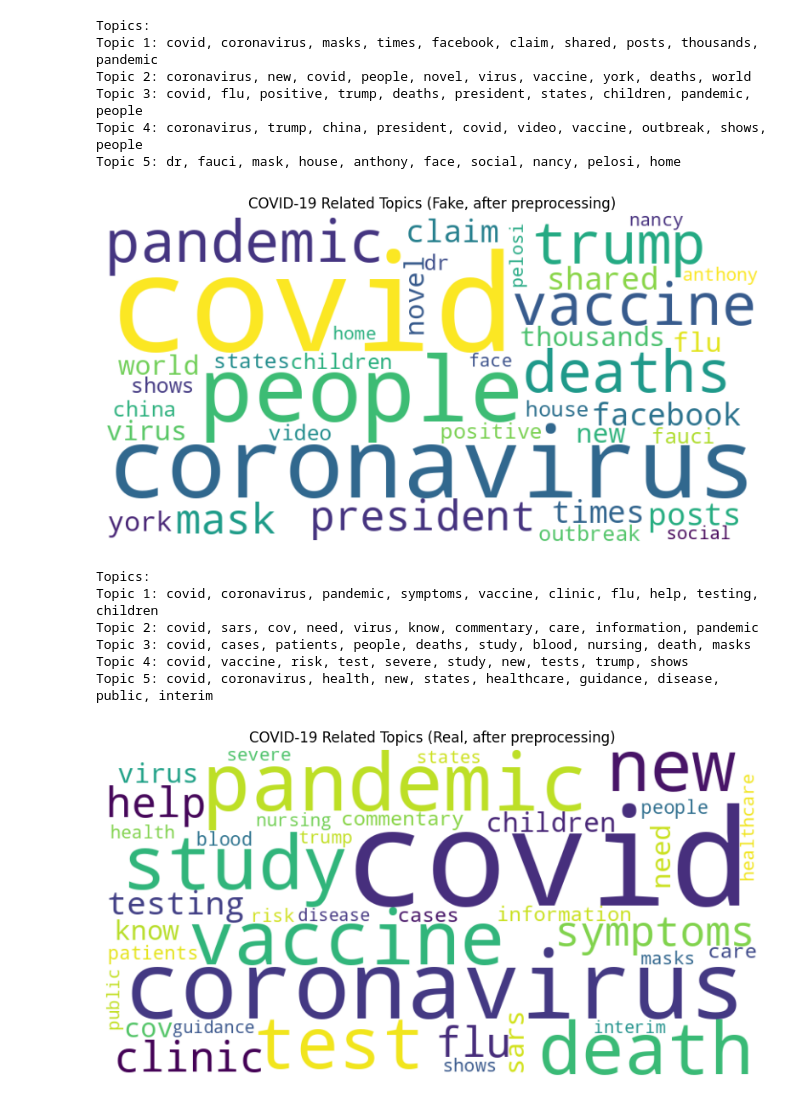
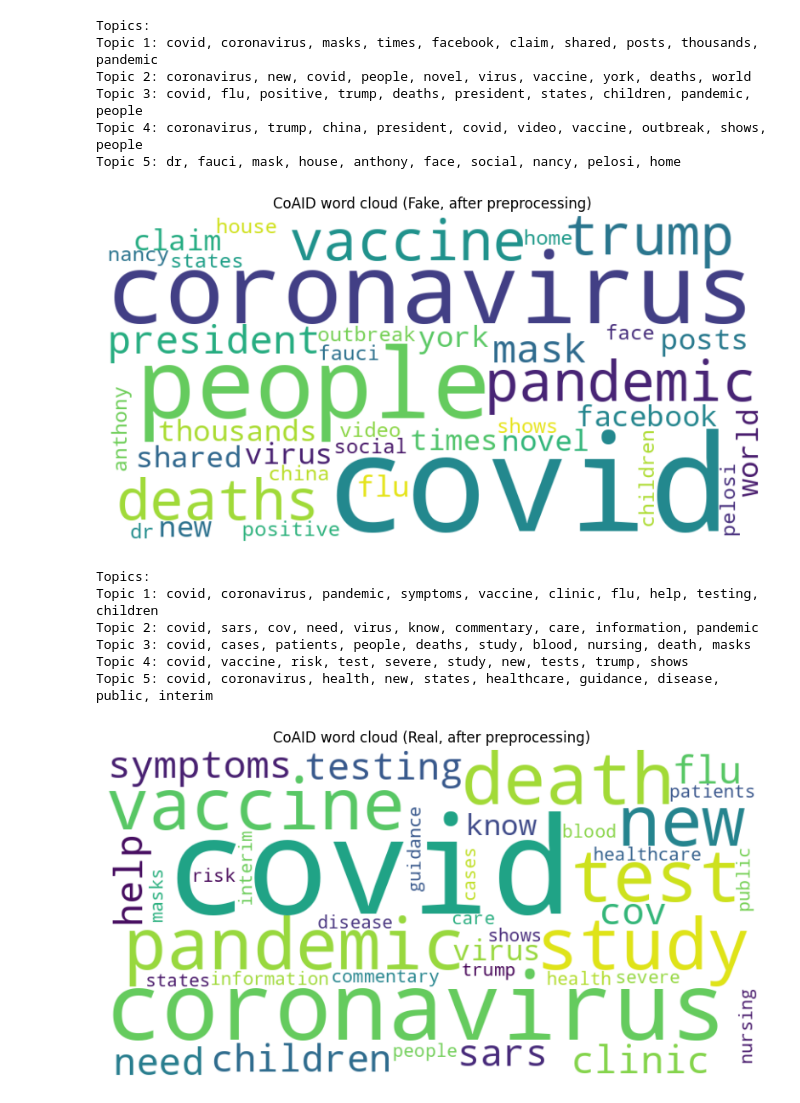
Before and after one commit to AGoyal0512/CS598-CSS, a Jupyter notebook: CS598_topic_modeling.ipynb, the cells around one changed output. Drawn from its saved outputs; the diff is of its cells as text; code cells hidden in the pictures.

```diff
--- a/CS598_topic_modeling.ipynb
+++ b/CS598_topic_modeling.ipynb
@@ -224,7 +224,7 @@ wordcloud = WordCloud(width=800, height=400, background_color='white').generate(
 plt.figure(figsize=(10, 5))
 plt.imshow(wordcloud, interpolation='bilinear')
 plt.axis('off')
-plt.title('COVID-19 Related Topics (Fake, after preprocessing)')
+plt.title('CoAID word cloud (Fake, after preprocessing)')
 plt.show()
 # %% [output]
 Topics:
@@ -233,7 +233,7 @@ Topic 2: coronavirus, new, covid, people, novel, virus, vaccine, york, deaths, w
 Topic 3: covid, flu, positive, trump, deaths, president, states, children, pandemic, people
 Topic 4: coronavirus, trump, china, president, covid, video, vaccine, outbreak, shows, people
 Topic 5: dr, fauci, mask, house, anthony, face, social, nancy, pelosi, home
-[figure, old version]
+[figure, new version]
 # %%
 import pandas as pd
 import re
@@ -295,35 +295,35 @@ terms = vectorizer.get_feature_names_out()
 def print_topics(model, terms, n_top_words=10):
     topics = []
     for idx, topic in enumerate(model.components_):
         top_words = [terms[i] for i in topic.argsort()[:-n_top_words - 1:-1]]
         print(f"Topic {idx + 1}: {', '.join(top_words)}")
         topics.append(top_words)
     return topics
 
 # Print topics and get top words for each topic
 print("Topics:")
 topics = print_topics(lda, terms)
 
 # Combine all top words from all topics
 all_top_words = [word for topic in topics for word in topic]
 
 # Generate word cloud
 wordcloud = WordCloud(width=800, height=400, background_color='white').generate(' '.join(all_top_words))
 
 # Display the word cloud
 plt.figure(figsize=(10, 5))
 plt.imshow(wordcloud, interpolation='bilinear')
 plt.axis('off')
-plt.title('COVID-19 Related Topics (Real, after preprocessing)')
+plt.title('CoAID word cloud (Real, after preprocessing)')
 plt.show()
 # %% [output]
 Topics:
 Topic 1: covid, coronavirus, pandemic, symptoms, vaccine, clinic, flu, help, testing, children
 Topic 2: covid, sars, cov, need, virus, know, commentary, care, information, pandemic
 Topic 3: covid, cases, patients, people, deaths, study, blood, nursing, death, masks
 Topic 4: covid, vaccine, risk, test, severe, study, new, tests, trump, shows
 Topic 5: covid, coronavirus, health, new, states, healthcare, guidance, disease, public, interim
-[figure, old version]
+[figure, new version]
 # %%
 import pandas as pd
 from sklearn.feature_extraction.text import CountVectorizer
```
Also changed, not shown: parts of 4 cells of this notebook, 1 other file.
